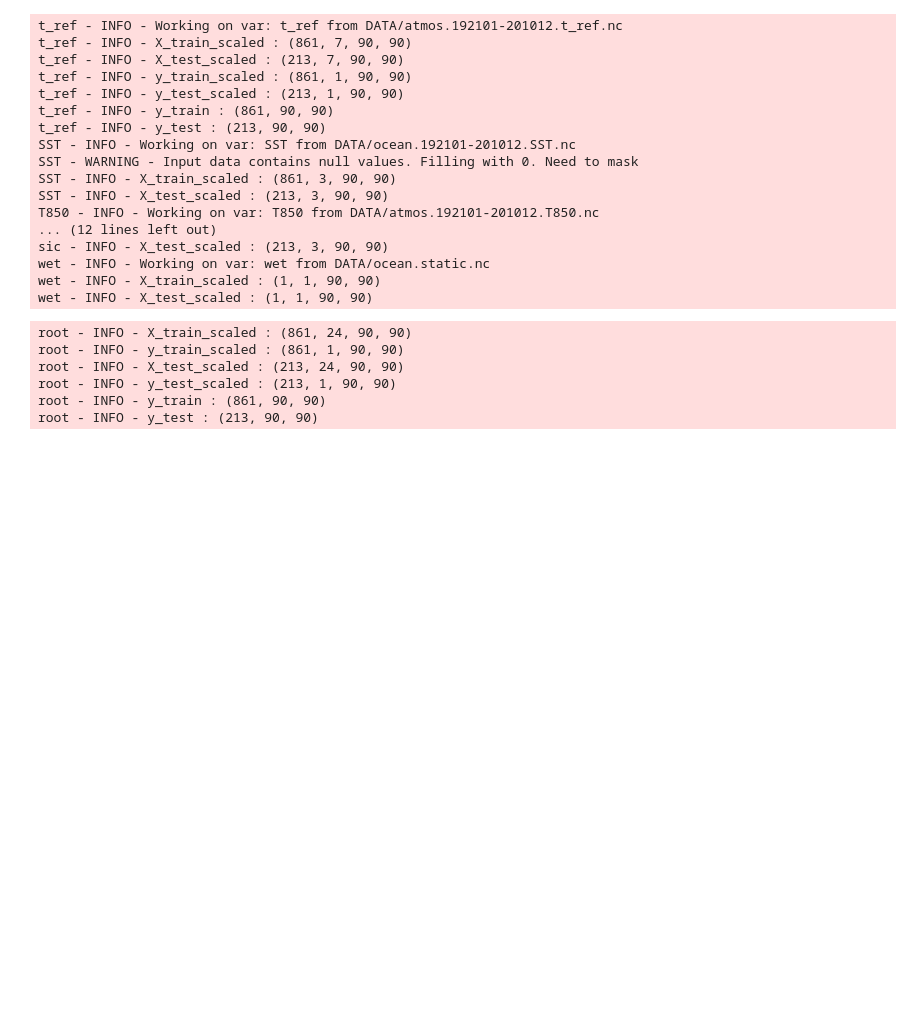
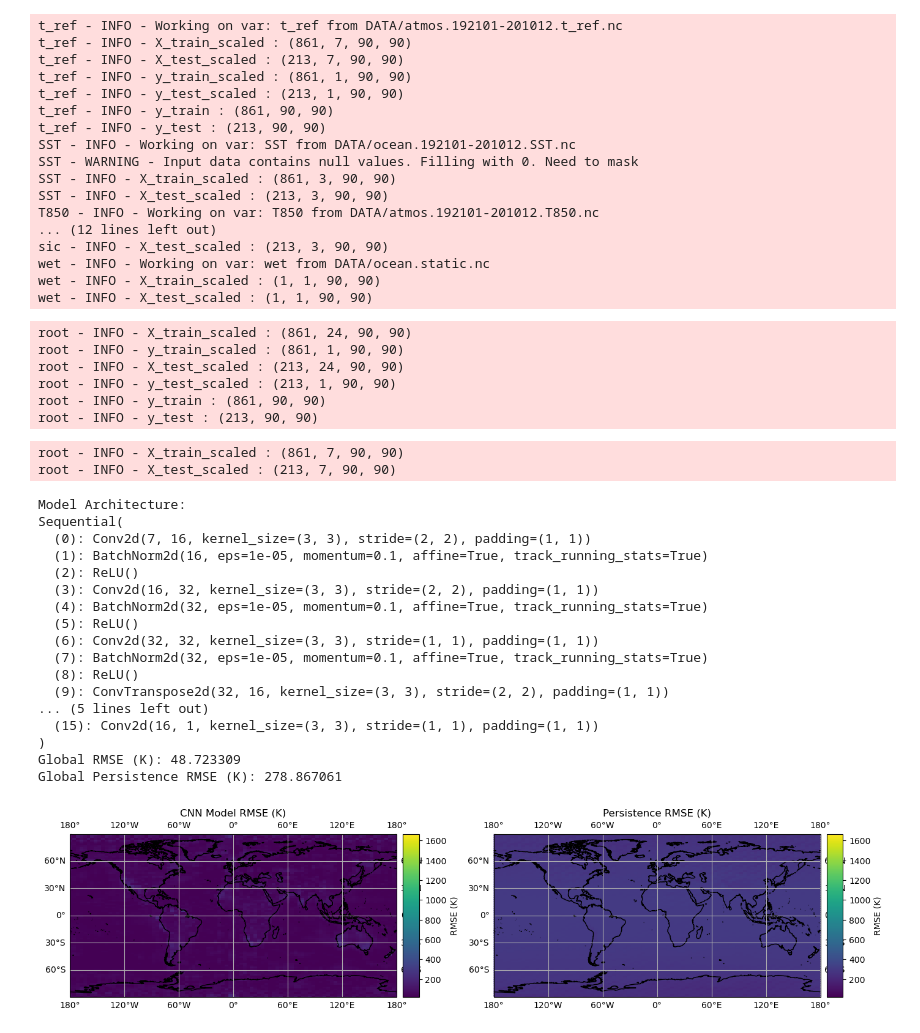
Before and after one commit to uramirez8707/SPEAR_emulator, a Jupyter notebook: Phase2.ipynb, the cells around one changed output. Cells and saved outputs as stored; diff of their text form; code cells hidden in the pictures; blank space fills up the shorter version.

```diff
--- a/Phase2.ipynb
+++ b/Phase2.ipynb
@@ -150,6 +151,42 @@ root - INFO - X_test_scaled : (213, 24, 90, 90)
 root - INFO - y_test_scaled : (213, 1, 90, 90)
 root - INFO - y_train : (861, 90, 90)
 root - INFO - y_test : (213, 90, 90)
+# %%
+variable_set = ["t_ref"]
+indices = get_indices(var_data, variable_set)
+X_train_scaled_prime = np.concatenate([X_train_scaled[:, start:end, :, :] for start, end in indices], axis=1)
+X_test_scaled_prime = np.concatenate([X_test_scaled[:, start:end, :, :] for start, end in indices], axis=1)
+logging.info(f"X_train_scaled : {X_train_scaled_prime.shape}")
+logging.info(f"X_test_scaled : {X_test_scaled_prime.shape}")
+
+set_seed()
+step1 = CNN2D_Baseline(in_channels=X_train_scaled_prime.shape[1], case=2, label="Phase0")
+train_loader, test_loader = step1.create_data_loaders(X_train_scaled_prime, y_train_scaled, X_test_scaled_prime, y_test_scaled)
+step1.train_model(train_loader, test_loader, num_epochs=num_epochs)
+step1.get_rmse(var_data[0]['tas_data'], X_test_scaled_prime, y_test_scaled, ranges=(17.449455, 1665.3541))
+RMSE = step1.get_global_rmse_over_time(var_data[0]['tas_data'], X_test_scaled_prime, y_test_scaled)
+Models.append({'Model Name': 'Baseline', 'Trained Model': step1, 'RMSE': RMSE, 'Slope': None})
+# %% [output]
+root - INFO - X_train_scaled : (861, 7, 90, 90)
+root - INFO - X_test_scaled : (213, 7, 90, 90)
+Model Architecture:
+Sequential(
+  (0): Conv2d(7, 16, kernel_size=(3, 3), stride=(2, 2), padding=(1, 1))
+  (1): BatchNorm2d(16, eps=1e-05, momentum=0.1, affine=True, track_running_stats=True)
+  (2): ReLU()
+  (3): Conv2d(16, 32, kernel_size=(3, 3), stride=(2, 2), padding=(1, 1))
+  (4): BatchNorm2d(32, eps=1e-05, momentum=0.1, affine=True, track_running_stats=True)
+  (5): ReLU()
+  (6): Conv2d(32, 32, kernel_size=(3, 3), stride=(1, 1), padding=(1, 1))
+  (7): BatchNorm2d(32, eps=1e-05, momentum=0.1, affine=True, track_running_stats=True)
+  (8): ReLU()
+  (9): ConvTranspose2d(32, 16, kernel_size=(3, 3), stride=(2, 2), padding=(1, 1))
+... (5 lines left out)
+  (15): Conv2d(16, 1, kernel_size=(3, 3), stride=(1, 1), padding=(1, 1))
+)
+Global RMSE (K): 48.723309
+Global Persistence RMSE (K): 278.867061
+[figure, added]
 # %%
 
 variable_set = ["t_ref", "SST", "sic", "wet"]
```
Also changed, not shown: parts of 6 cells of this notebook, 1 other file.
